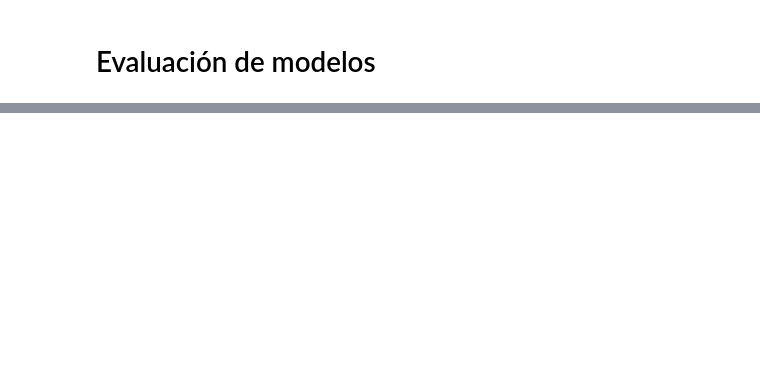
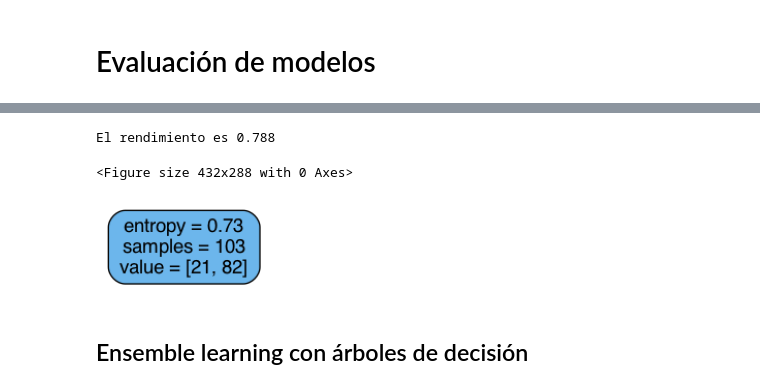
Before and after one commit to serrodcal-MII/AA-Work2, a Jupyter notebook: trabajo2-21-22.ipynb, the cells around one changed output, grey strips where cells are left out. Cells and saved outputs as stored; diff of their text form; code cells hidden in the pictures; blank space fills up the shorter version.

```diff
--- a/trabajo2-21-22.ipynb
+++ b/trabajo2-21-22.ipynb
@@ -408,0 +441,7 @@ df['protime'] = pd.cut(x=df['protime'], bins=[-1, 10, 20, 30, 40, 50, 60, 70, 80
+# %%
+tree_clf = DecisionTreeClassifier(criterion='entropy', max_depth=8, min_impurity_decrease=0.2, min_samples_split=0.05, random_state=10).fit(Xt_train,y_train)
+score = tree_clf.score(Xt_test,y_test)
+
+print("El rendimiento es {:.3f}".format(score))
+# %% [output]
+El rendimiento es 0.788
@@ -408,0 +457,15 @@ df['protime'] = pd.cut(x=df['protime'], bins=[-1, 10, 20, 30, 40, 50, 60, 70, 80
+# %%
+plt.clf()
+image = plt.imread("hepatitis_tree1.png")
+height, width, depth = image.shape
+dpi = 70
+figsize = width / float(dpi), height / float(dpi)
+plt.figure(figsize=figsize).add_axes([0, 0, 1, 1])
+plt.axis('off')
+plt.imshow(image)
+plt.show()
+# %% [output]
+<Figure size 432x288 with 0 Axes>
+[figure, added]
+# %% [markdown]
+## Ensemble learning con árboles de decisión
```
Also changed, not shown: parts of 58 cells of this notebook.
